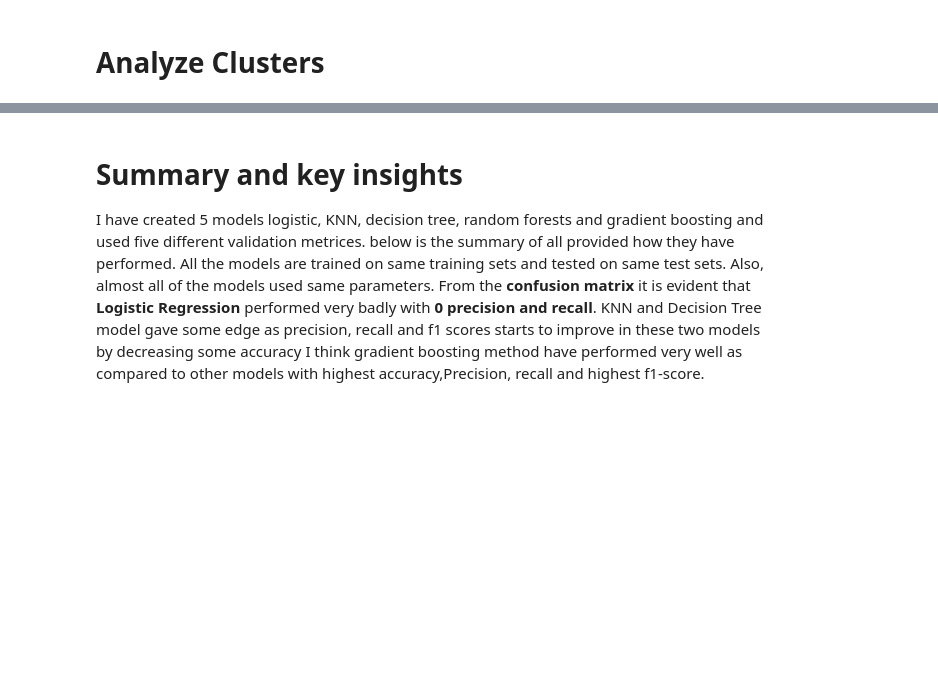
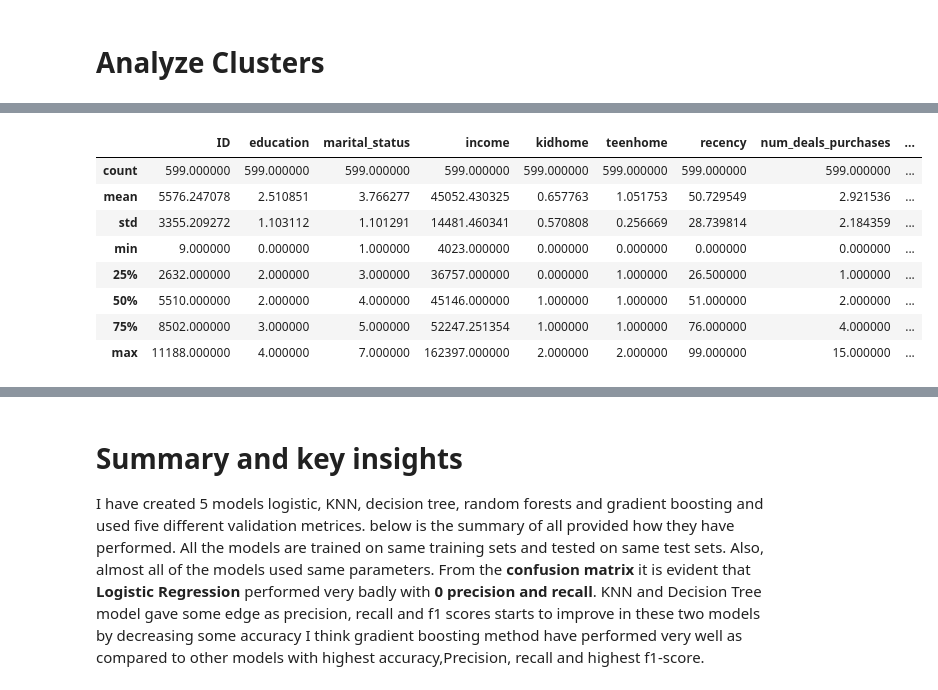
Before and after one commit to sanjeevtyagi170/tyagisx-projects, a Jupyter notebook: coursera-unsupervised.ipynb, the cells around one changed output, grey strips where cells are left out. Cells and saved outputs as stored; diff of their text form; code cells hidden in the pictures; blank space fills up the shorter version.

```diff
--- a/coursera-unsupervised.ipynb
+++ b/coursera-unsupervised.ipynb
@@ -165,18 +253,18 @@ kmeans.fit(transformed_data)
 # %%
-# Plot to find optimal K
+# # Plot to find optimal K
 
-inertia = []
-list_num_clusters = list(range(1,15))
-for num_clusters in list_num_clusters:
-    km = KMeans(n_clusters=num_clusters)
-    km.fit(transformed_data)
-    inertia.append(km.inertia_)
+# inertia = []
+# list_num_clusters = list(range(1,15))
+# for num_clusters in list_num_clusters:
+#     km = KMeans(n_clusters=num_clusters)
+#     km.fit(transformed_data)
+#     inertia.append(km.inertia_)
 
-plt.plot(list_num_clusters,inertia)
-plt.scatter(list_num_clusters,inertia)
-plt.xlabel('Number of Clusters')
-plt.ylabel('Inertia');
-### END SOLUTION
+# plt.plot(list_num_clusters,inertia)
+# plt.scatter(list_num_clusters,inertia)
+# plt.xlabel('Number of Clusters')
+# plt.ylabel('Inertia');
+# ### END SOLUTION
 # %%
 kmeans_labels=kmeans.labels_
 set(kmeans.labels_)
@@ -183,5 +273,5 @@ set(kmeans.labels_)
 # %% [markdown]
 # Agglomerative clustering
 # %%
-agc=AgglomerativeClustering(n_clusters=5)
+agc=AgglomerativeClustering(n_clusters=n)
 agc.fit(transformed_data)
@@ -191,5 +285,5 @@ set(agc.labels_)
 # %% [markdown]
 # BIRCH
 # %%
-birch=Birch(n_clusters=5)
+birch=Birch(n_clusters=n)
 birch.fit(transformed_data)
@@ -206,5 +304,6 @@ data['birch']=birch_labels
 # %%
 df_clusters=data[["kmeans","agc","birch"]]
 data['voting_labels']=df_clusters.mode(axis=1)[0]
+data['voting_labels']=data.voting_labels.astype('int')
 # %% [markdown]
 # Analyze Clusters
@@ -211 +325,14 @@ data['voting_labels']=df_clusters.mode(axis=1)[0]
+# %%
+df_c5=data[data.kmeans==0]
+df_c5.describe()
+# %% [output]
+|  | ID | education | marital_status | income | kidhome | teenhome | recency | num_deals_purchases | ... |
+| count | 599.000000 | 599.000000 | 599.000000 | 599.000000 | 599.000000 | 599.000000 | 599.000000 | 599.000000 | ... |
+| mean | 5576.247078 | 2.510851 | 3.766277 | 45052.430325 | 0.657763 | 1.051753 | 50.729549 | 2.921536 | ... |
+| std | 3355.209272 | 1.103112 | 1.101291 | 14481.460341 | 0.570808 | 0.256669 | 28.739814 | 2.184359 | ... |
+| min | 9.000000 | 0.000000 | 1.000000 | 4023.000000 | 0.000000 | 0.000000 | 0.000000 | 0.000000 | ... |
+| 25% | 2632.000000 | 2.000000 | 3.000000 | 36757.000000 | 0.000000 | 1.000000 | 26.500000 | 1.000000 | ... |
+| 50% | 5510.000000 | 2.000000 | 4.000000 | 45146.000000 | 1.000000 | 1.000000 | 51.000000 | 2.000000 | ... |
+| 75% | 8502.000000 | 3.000000 | 5.000000 | 52247.251354 | 1.000000 | 1.000000 | 76.000000 | 4.000000 | ... |
+| max | 11188.000000 | 4.000000 | 7.000000 | 162397.000000 | 2.000000 | 2.000000 | 99.000000 | 15.000000 | ... |
 # %%
```
Also changed, not shown: parts of 26 cells of this notebook.
